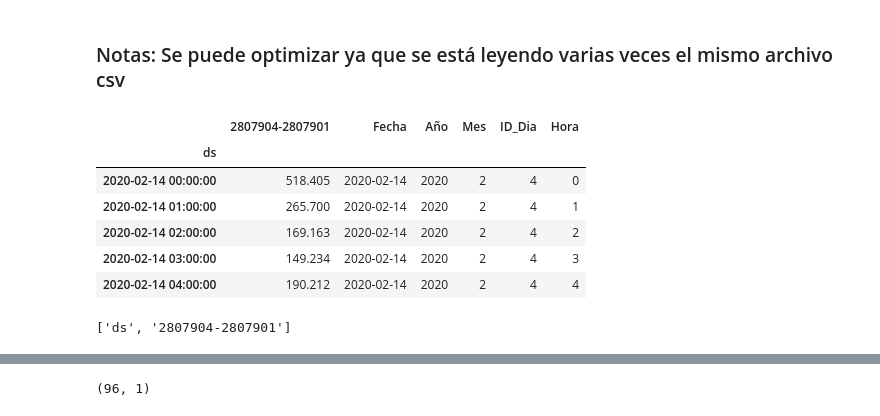
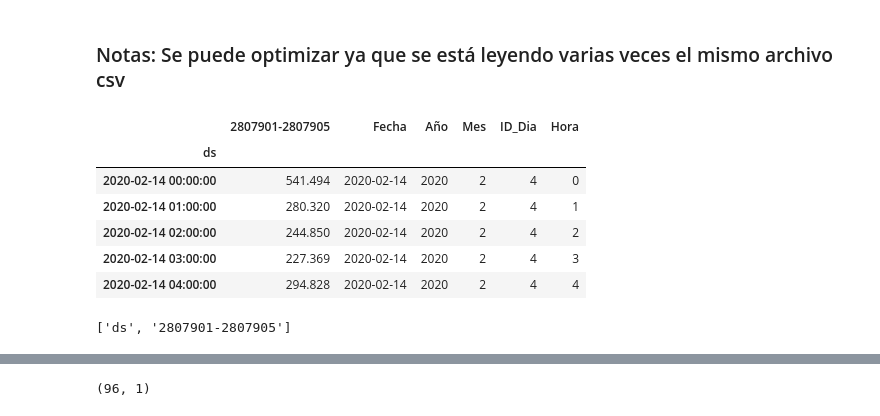
Before and after one commit to Jhonvalencia77/3er_avance, a Jupyter notebook: Patrones2_Trayectos_Diarios.ipynb, the cells around one changed output, grey strips where cells are left out. Cells and saved outputs as stored; diff of their text form; code cells hidden in the pictures.

```diff
--- a/Patrones2_Trayectos_Diarios.ipynb
+++ b/Patrones2_Trayectos_Diarios.ipynb
@@ -104,21 +104,21 @@ def df_origen(origen,destino):
 
     return df, lista, df_Dia, main_lines, df_main_lines, df2, df2_Dia, main_lines2, df_main_lines2, df_Final,df2_Final,listaDst
 # %%
-origen = "2807904"
-destino = "2807901"
+origen = "2807901"
+destino = "2807905"
 df,lista, df_Dia, main_lines, df_main_lines, df2, df2_Dia, main_lines2, df_main_lines2,df_Final,df2_Final,listaDst = df_origen(origen,destino)
 df_main_lines.head(5)
 df_main_lines2.head(5)
 df_Final.head(5)
 #df2_Final.head(5)
 # %% [output]
-|  | 2807904-2807901 | Fecha | Año | Mes | ID_Dia | Hora |
+|  | 2807901-2807905 | Fecha | Año | Mes | ID_Dia | Hora |
 | ds |  |  |  |  |  |  |
-| 2020-02-14 00:00:00 | 518.405 | 2020-02-14 | 2020 | 2 | 4 | 0 |
-| 2020-02-14 01:00:00 | 265.700 | 2020-02-14 | 2020 | 2 | 4 | 1 |
-| 2020-02-14 02:00:00 | 169.163 | 2020-02-14 | 2020 | 2 | 4 | 2 |
-| 2020-02-14 03:00:00 | 149.234 | 2020-02-14 | 2020 | 2 | 4 | 3 |
-| 2020-02-14 04:00:00 | 190.212 | 2020-02-14 | 2020 | 2 | 4 | 4 |
+| 2020-02-14 00:00:00 | 541.494 | 2020-02-14 | 2020 | 2 | 4 | 0 |
+| 2020-02-14 01:00:00 | 280.320 | 2020-02-14 | 2020 | 2 | 4 | 1 |
+| 2020-02-14 02:00:00 | 244.850 | 2020-02-14 | 2020 | 2 | 4 | 2 |
+| 2020-02-14 03:00:00 | 227.369 | 2020-02-14 | 2020 | 2 | 4 | 3 |
+| 2020-02-14 04:00:00 | 294.828 | 2020-02-14 | 2020 | 2 | 4 | 4 |
 # %%
 #print(names_1)
 #print(lista)
@@ -132,7 +132,7 @@ data4=df2_Final.loc['2020-05-16':'2020-05-31']
 # %%
 print(listaDst)
 # %% [output]
-['ds', '2807904-2807901']
+['ds', '2807901-2807905']
 # %%
 ##### Creamos tablas con cada uno de los principales trayectos
 lista_periodos=[1,2,3,4]
```
Also changed, not shown: parts of 4 cells of this notebook.
